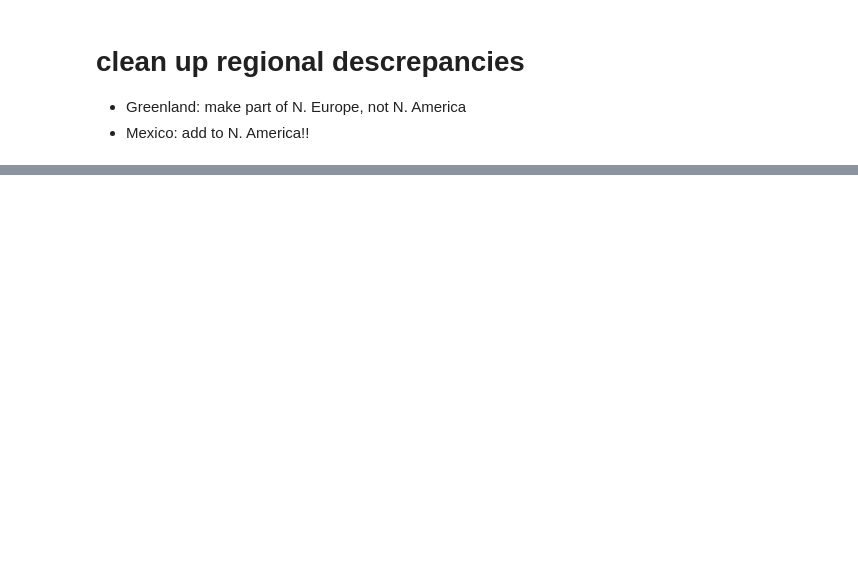
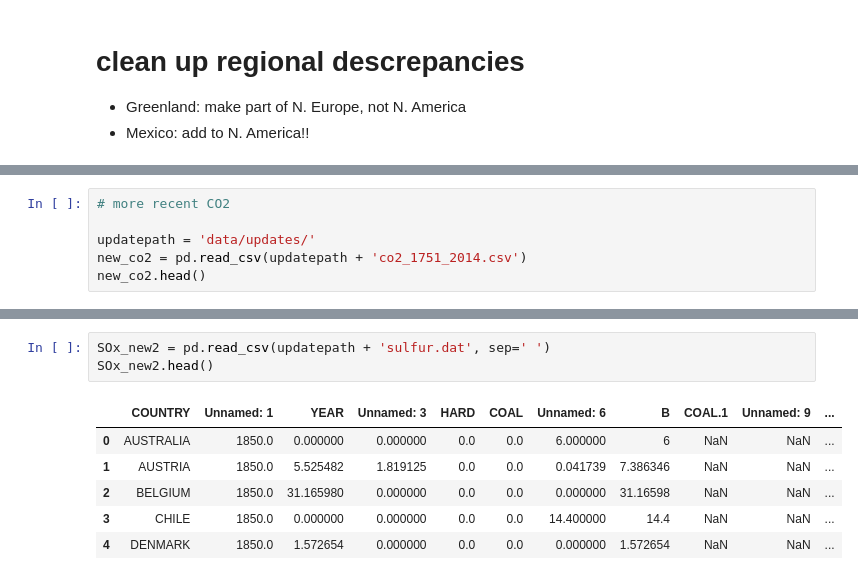
Before and after one commit to limegimlet/data_analysis_gapminder_co2, a Jupyter notebook: gapminder/make_df.ipynb, the cells around one changed output, grey strips where cells are left out. Cells and saved outputs as stored; diff of their text form; blank space fills up the shorter version.

```diff
--- a/gapminder/make_df.ipynb
+++ b/gapminder/make_df.ipynb
@@ -530,0 +536,6 @@ final_df.to_csv('data/final/final_df.csv', index=False)
+# %%
+# more recent CO2
+
+updatepath = 'data/updates/'
+new_co2 = pd.read_csv(updatepath + 'co2_1751_2014.csv')
+new_co2.head()
@@ -530,0 +736,10 @@ final_df.to_csv('data/final/final_df.csv', index=False)
+# %%
+SOx_new2 = pd.read_csv(updatepath + 'sulfur.dat', sep=' ')
+SOx_new2.head()
+# %% [output]
+|  | COUNTRY | Unnamed: 1 | YEAR | Unnamed: 3 | HARD | COAL | Unnamed: 6 | B | COAL.1 | Unnamed: 9 | ... |
+| 0 | AUSTRALIA | 1850.0 | 0.000000 | 0.000000 | 0.0 | 0.0 | 6.000000 | 6 | NaN | NaN | ... |
+| 1 | AUSTRIA | 1850.0 | 5.525482 | 1.819125 | 0.0 | 0.0 | 0.041739 | 7.386346 | NaN | NaN | ... |
+| 2 | BELGIUM | 1850.0 | 31.165980 | 0.000000 | 0.0 | 0.0 | 0.000000 | 31.16598 | NaN | NaN | ... |
+| 3 | CHILE | 1850.0 | 0.000000 | 0.000000 | 0.0 | 0.0 | 14.400000 | 14.4 | NaN | NaN | ... |
+| 4 | DENMARK | 1850.0 | 1.572654 | 0.000000 | 0.0 | 0.0 | 0.000000 | 1.572654 | NaN | NaN | ... |
```
Also changed, not shown: parts of 28 cells of this notebook.
